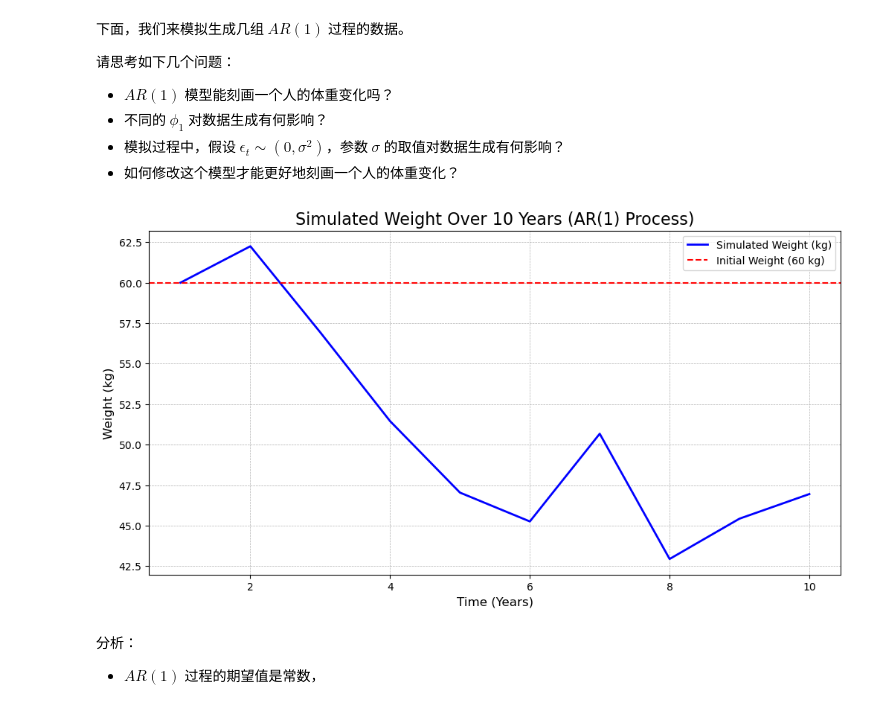
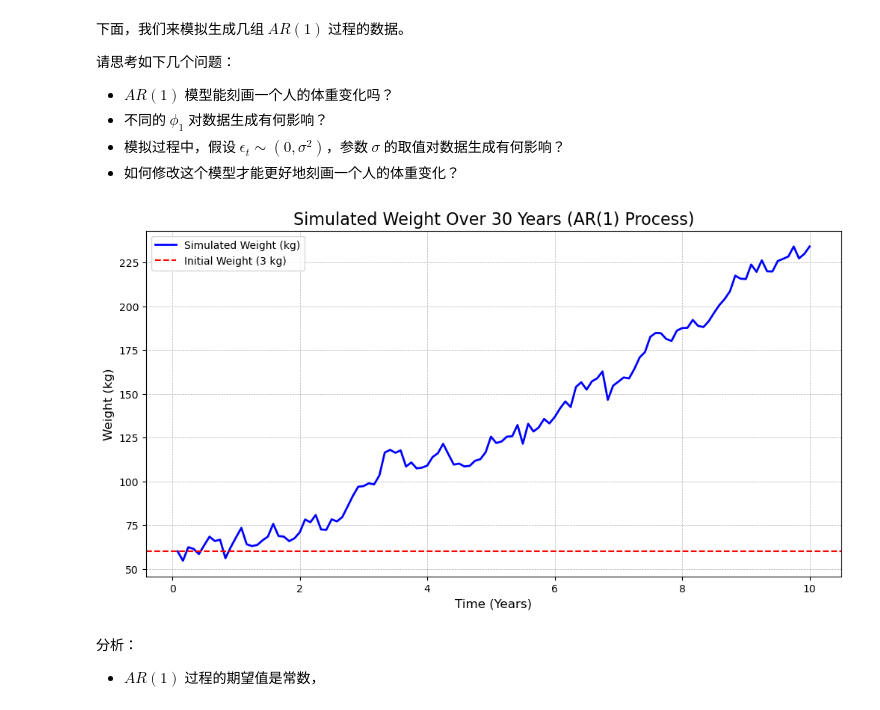
Before and after one commit to arlionn/dslian, a Jupyter notebook: body/TS_man_weight.ipynb, the cells around one changed output. Drawn from its saved outputs; the diff is of its cells as text; code cells hidden in the pictures.

```diff
--- a/body/TS_man_weight.ipynb
+++ b/body/TS_man_weight.ipynb
@@ -70,37 +83,38 @@ $$E(X_t) = \phi_1 E(X_{t-1})$$
 # %%
 import numpy as np
 import matplotlib.pyplot as plt
 
 # 参数设置
 phi_1 = 0.99  # AR(1) 系数
 sigma = 5  # 随机扰动项的标准差
 
 X_0 = 60      # 初始体重 (kg)
 n_years = 10 # 模拟 10 年
+n_steps = n_years * 12  # 每年 12 个月
 
 # 随机扰动项 (白噪声)
-#np.random.seed(42)  # 固定随机种子以便复现
-epsilon = np.random.normal(loc=0, scale=sigma, size=n_years)
+np.random.seed(1234)  # 固定随机种子以便复现
+epsilon = np.random.normal(loc=0, scale=sigma, size=n_steps)
 
 # 模拟 AR(1) 过程
-X = np.zeros(n_years)  # 初始化体重数组
+X = np.zeros(n_steps)
 X[0] = X_0
-for t in range(1, n_years):
+for t in range(1, n_steps):
     X[t] = phi_1 * X[t-1] + epsilon[t]
 
 # 绘图
-time = np.arange(1, n_years + 1)  # 时间轴 (以年为单位)
+time = np.arange(1, n_steps + 1) / 12  # 时间轴 (以年为单位)
 plt.figure(figsize=(12, 6))
 plt.plot(time, X, label="Simulated Weight (kg)", color="blue", linewidth=2)
-plt.axhline(y=X_0, color="red", linestyle="--", label=f"Initial Weight ({X_0} kg)")
-plt.title(f"Simulated Weight Over {n_years} Years (AR(1) Process)", fontsize=16)
+plt.axhline(y=X_0, color="red", linestyle="--", label="Initial Weight (3 kg)")
+plt.title("Simulated Weight Over 30 Years (AR(1) Process)", fontsize=16)
 plt.xlabel("Time (Years)", fontsize=12)
 plt.ylabel("Weight (kg)", fontsize=12)
 plt.legend()
 plt.grid(True, linestyle="--", linewidth=0.5)
 plt.show()
 # %% [output]
-[figure, old version]
+[figure, new version]
 # %% [markdown]
 分析：
 - $AR(1)$ 过程的期望值是常数，
```
Also changed, not shown: parts of 5 cells of this notebook, 18 other files.
